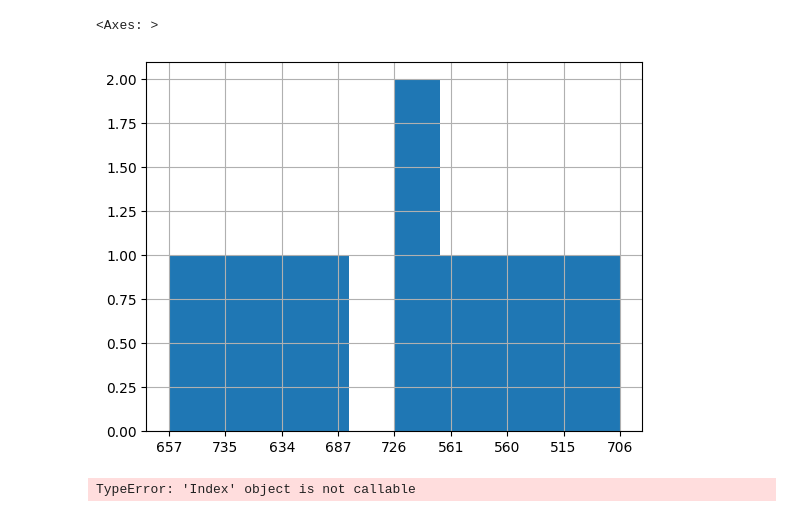
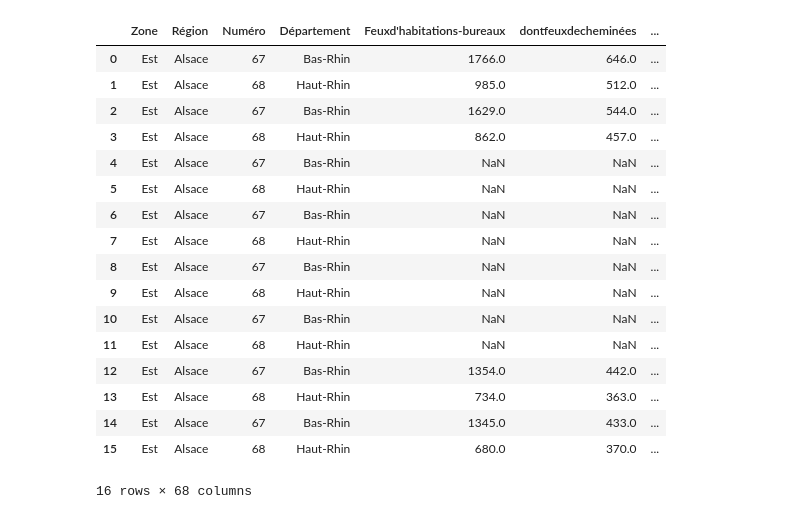
Before and after one commit to antoinebnm/PTS-Data, a Jupyter notebook: data.ipynb, the cells around one changed output. Drawn from its saved outputs; the diff is of its cells as text; code cells hidden in the pictures.

```diff
--- a/data.ipynb
+++ b/data.ipynb
@@ -87,25 +100,24 @@ Année
 # %%
-departementDatasets = {}
+regionDatasets = {}
 
 for annee, dataframe in uniformedDatasets.items():
-    for departement in dataframe['Département'].unique():
-        # Sélectionner les lignes correspondant au département
-        df_departement = dataframe[dataframe['Département'] == departement].reset_index(drop=True)
-
-        # Ajouter ce dataframe au dictionnaire correspondant au département
-        if departement not in departementDatasets:
-            departementDatasets[departement] = []
-        departementDatasets[departement].append(df_departement)
-
-departementDatasetsFusionne = {}
-
-for departement, dataframes_list in departementDatasets.items():
-    if departement not in departementDatasetsFusionne:
-        departementDatasetsFusionne[departement] = pd.concat(dataframes_list, ignore_index=True)
-    else:
-        departementDatasetsFusionne[departement] = departementDatasetsFusionne[departement].append(dataframes_list, ignore_index=True)
-    departementDatasetsFusionne[departement] = departementDatasetsFusionne[departement].drop("Département",axis=1)
+    for region in dataframe['Région'].unique():
+        df_region = dataframe[dataframe['Région'] == region].reset_index(drop=True)
 
 
-departementDatasetsFusionne
+        if region not in regionDatasets:
+            regionDatasets[region] = []
+        regionDatasets[region].append(df_region)
+
+regionDatasetsFusionne = {}
+
+for region, dataframes_list in regionDatasets.items():
+    if region not in regionDatasetsFusionne:
+        regionDatasetsFusionne[region] = pd.concat(dataframes_list, ignore_index=True)
+    else:
+        regionDatasetsFusionne[region] = regionDatasetsFusionne[region].append(dataframes_list, ignore_index=True)
+        regionDatasetsFusionne[region] = regionDatasetsFusionne[region].drop("Région",axis=1)
+
+
+regionDatasetsFusionne
 # %% [output]
@@ -148,12 +141,21 @@ departementDatasetsFusionne["Ain"]
-# %%
-departementDatasetsFusionne["Ain"]["Feux d'habitations-bureaux"].hist()
-# %% [output]
-<Axes: >
-[figure, removed]
-# %%
-for colonne, dataframe in departementDatasetsFusionne.items():
-    for i in dataframe.columns():
-        sns.scatterplot(data=departementDatasetsFusionne["Ain"][i])
-plt.show()
-# %% [output]
-TypeError: 'Index' object is not callable
+# %%
+regionDatasetsFusionne["Alsace"]
+# %% [output]
+|  | Zone | Région | Numéro | Département | Feuxd'habitations-bureaux | dontfeuxdecheminées | ... |
+| 0 | Est | Alsace | 67 | Bas-Rhin | 1766.0 | 646.0 | ... |
+| 1 | Est | Alsace | 68 | Haut-Rhin | 985.0 | 512.0 | ... |
+| 2 | Est | Alsace | 67 | Bas-Rhin | 1629.0 | 544.0 | ... |
+| 3 | Est | Alsace | 68 | Haut-Rhin | 862.0 | 457.0 | ... |
+| 4 | Est | Alsace | 67 | Bas-Rhin | NaN | NaN | ... |
+| 5 | Est | Alsace | 68 | Haut-Rhin | NaN | NaN | ... |
+| 6 | Est | Alsace | 67 | Bas-Rhin | NaN | NaN | ... |
+| 7 | Est | Alsace | 68 | Haut-Rhin | NaN | NaN | ... |
+| 8 | Est | Alsace | 67 | Bas-Rhin | NaN | NaN | ... |
+| 9 | Est | Alsace | 68 | Haut-Rhin | NaN | NaN | ... |
+| 10 | Est | Alsace | 67 | Bas-Rhin | NaN | NaN | ... |
+| 11 | Est | Alsace | 68 | Haut-Rhin | NaN | NaN | ... |
+| 12 | Est | Alsace | 67 | Bas-Rhin | 1354.0 | 442.0 | ... |
+| 13 | Est | Alsace | 68 | Haut-Rhin | 734.0 | 363.0 | ... |
+| 14 | Est | Alsace | 67 | Bas-Rhin | 1345.0 | 433.0 | ... |
+| 15 | Est | Alsace | 68 | Haut-Rhin | 680.0 | 370.0 | ... |
+16 rows × 68 columns
```
Also changed, not shown: parts of 15 cells of this notebook.
